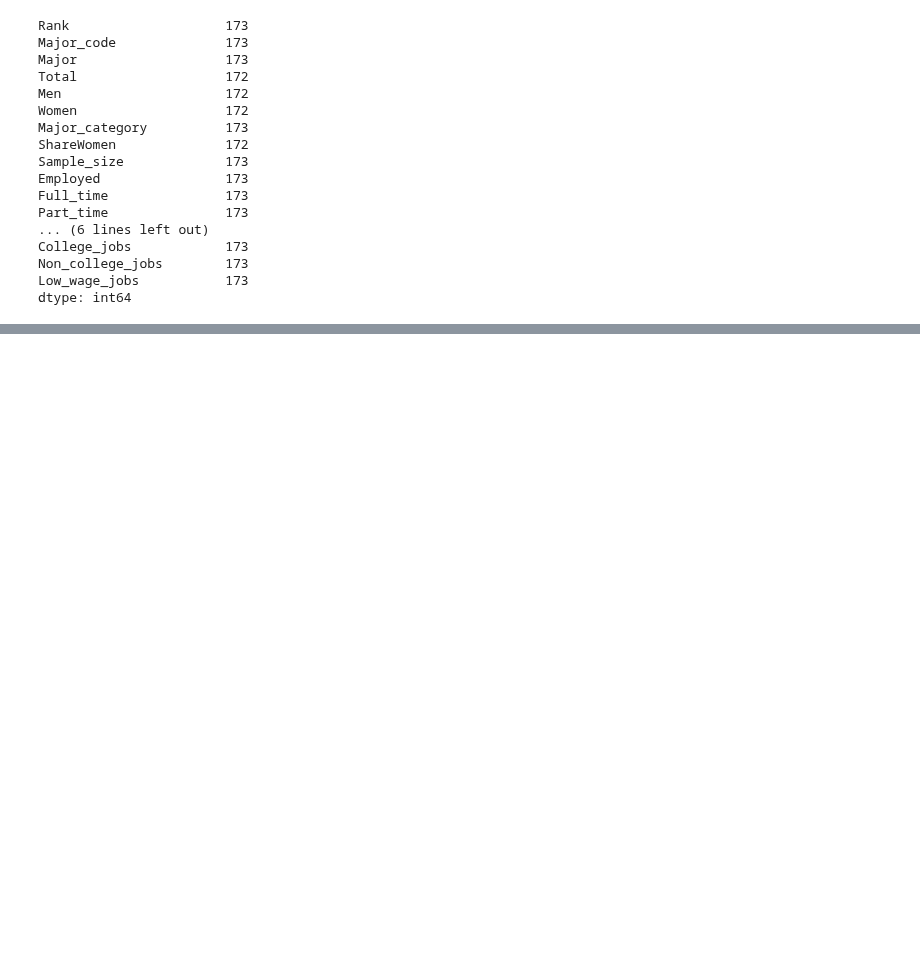
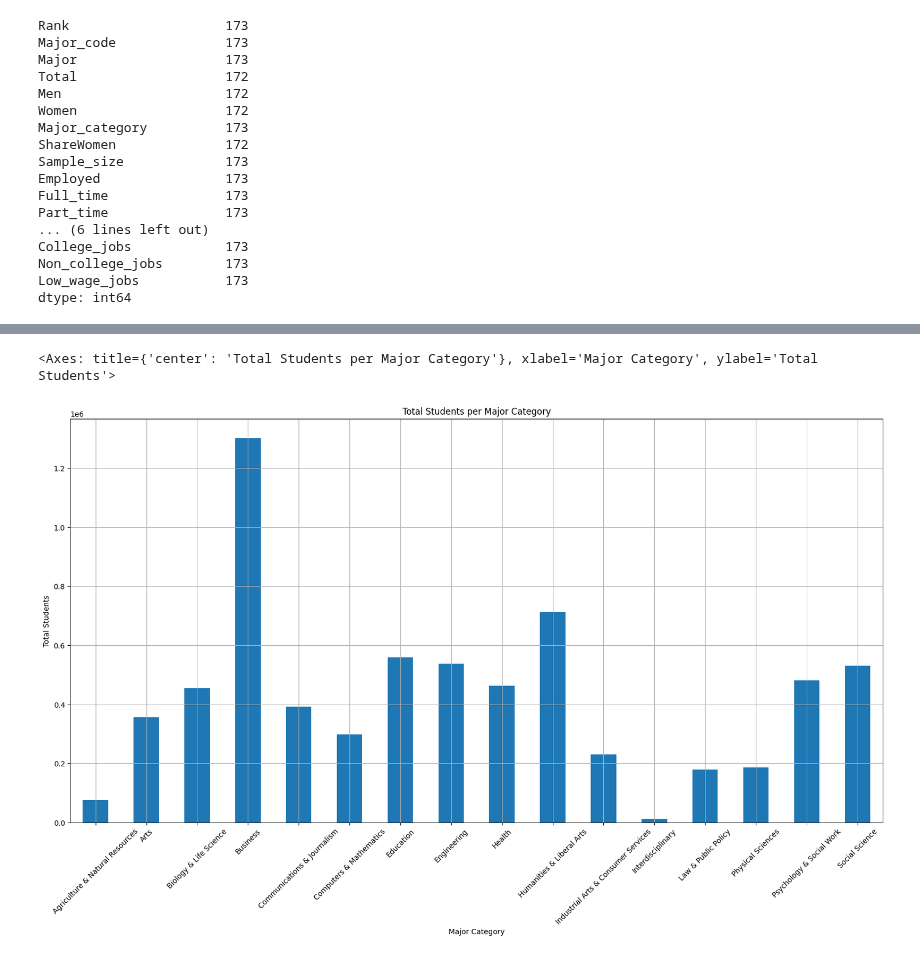
Before and after one commit to O4b1t/data-science-2024F, a Jupyter notebook: unit2/Unit2Project.ipynb, the cells around one changed output, grey strips where cells are left out. Saved outputs shown, nothing was run; the diff lists cells and outputs as text; code cells hidden in the pictures; blank space fills up the shorter version.

Commit message:
analysis for major and distribution of students

```diff
--- a/unit2/Unit2Project.ipynb
+++ b/unit2/Unit2Project.ipynb
@@ -145,0 +166,3 @@ Number of departments: 16
+# %%
+major_student_total = reviews.groupby('Major_category')["Total"].sum().astype(int)
+major_student_total
@@ -145,0 +188,6 @@ Number of departments: 16
+# %%
+major_student_total.plot(kind = 'bar', title = "Total Students per Major Category", ylabel = "Total Students", xlabel = "Major Category", rot = 45, figsize = (20,10))
+major_student_total.hist()
+# %% [output]
+<Axes: title={'center': 'Total Students per Major Category'}, xlabel='Major Category', ylabel='Total Students'>
+[figure, added]
```
Also changed, not shown: parts of 6 cells of this notebook.
